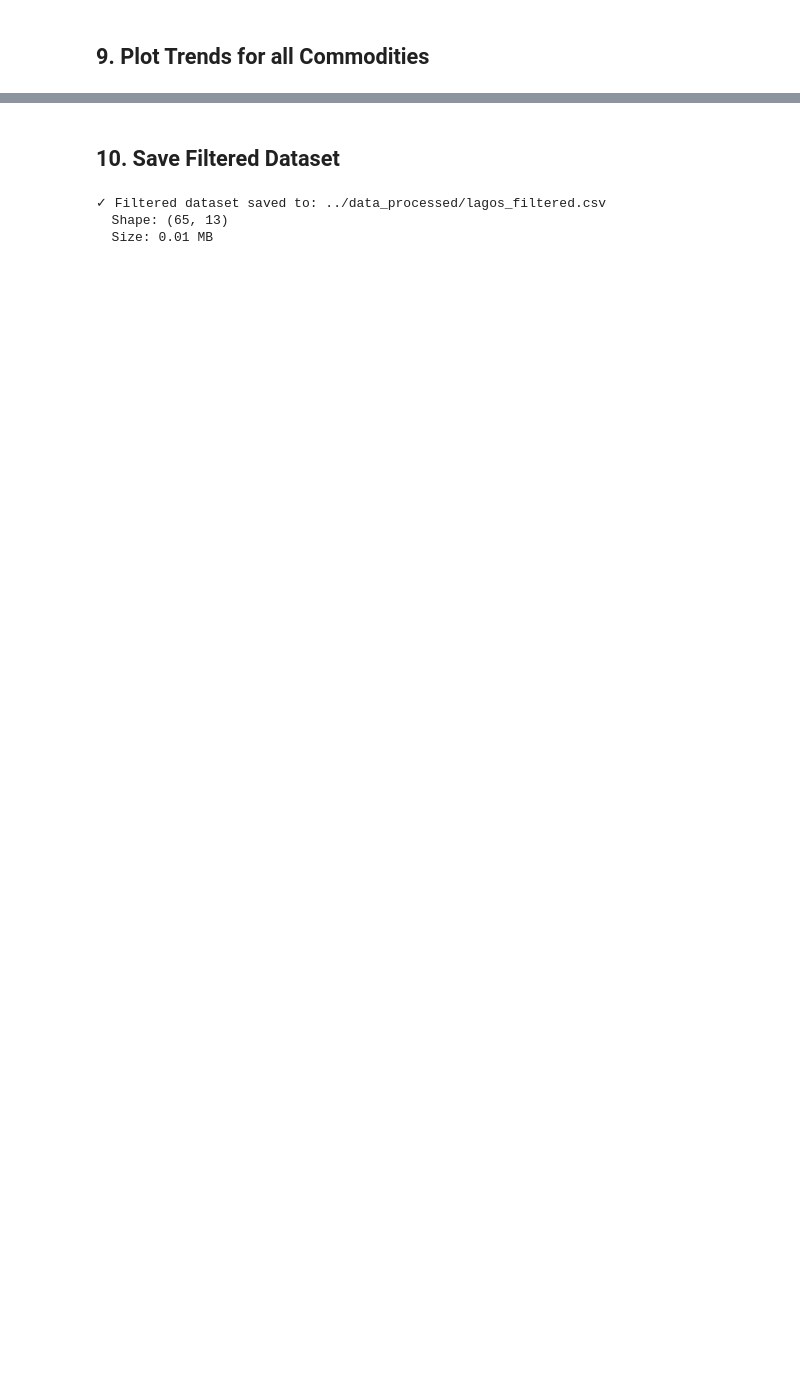
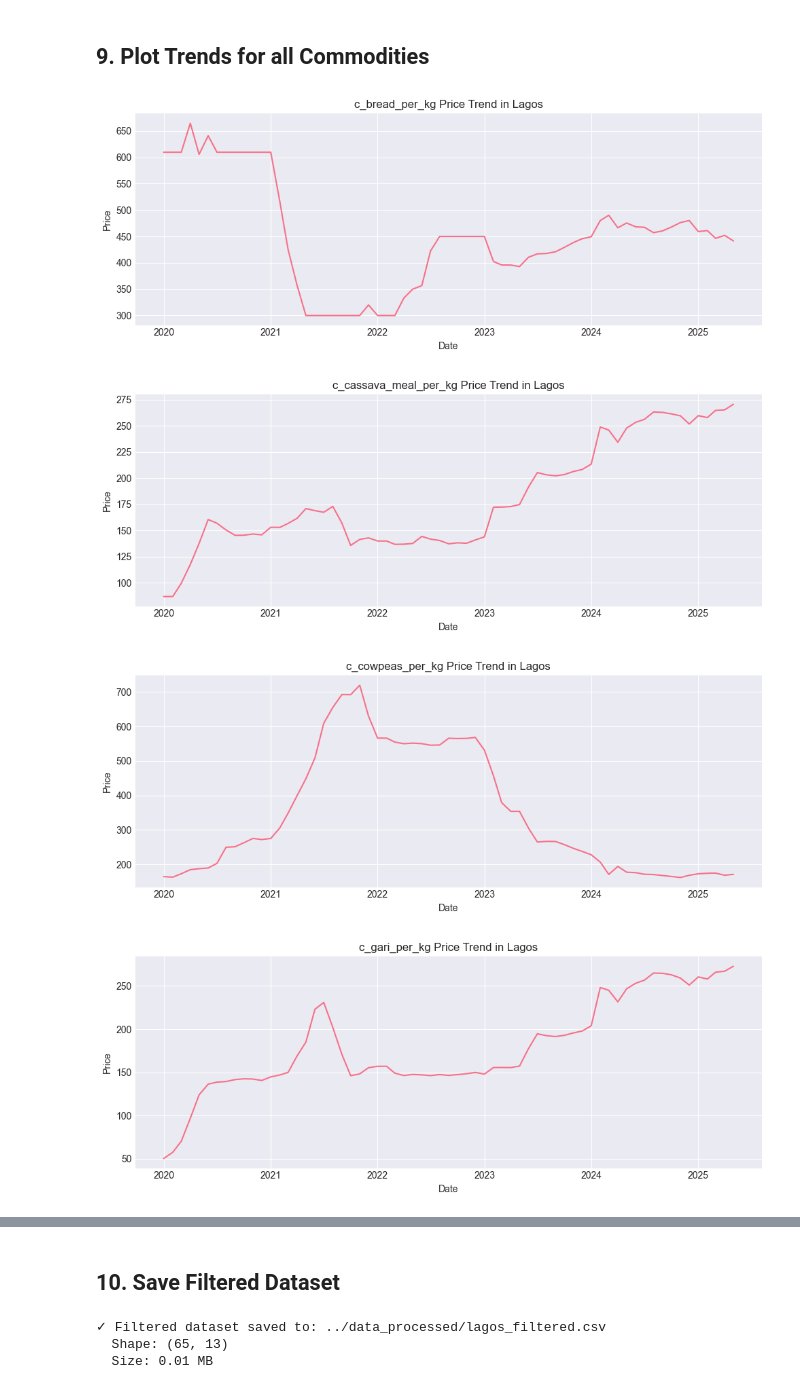
Before and after one commit to David-OMS/Market_Pulse, a Jupyter notebook: notebooks/01_data_exploration.ipynb, the cells around one changed output, grey strips where cells are left out. Drawn from its saved outputs; the diff is of its cells as text; code cells hidden in the pictures; blank space fills up the shorter version.

```diff
--- a/notebooks/01_data_exploration.ipynb
+++ b/notebooks/01_data_exploration.ipynb
@@ -229,14 +231,19 @@ df_lagos_state.head()
 ## 9. Plot Trends for all Commodities
 # %%
 # Identify all commodity columns (those starting with "c_")
-commodity_cols = [col for col in df_lagos.columns if col.endswith("_kg")]
+commodity_cols = [col for col in df_lagos_state.columns if col.endswith("_kg")]
 
 # Loop through commodities and plot each one
 for col in commodity_cols:
     plt.figure(figsize=(10, 4))
-    plt.plot(df_lagos['price_date'], df_lagos[col])
+    plt.plot(df_lagos_state['price_date'], df_lagos_state[col])
     plt.title(f"{col} Price Trend in Lagos")
     plt.xlabel("Date")
     plt.ylabel("Price")
     plt.tight_layout()
     plt.show()
+# %% [output]
+[figure, added]
+[figure, added]
+[figure, added]
+[figure, added]
```
Also changed, not shown: parts of 3 cells of this notebook, 1 other file.
